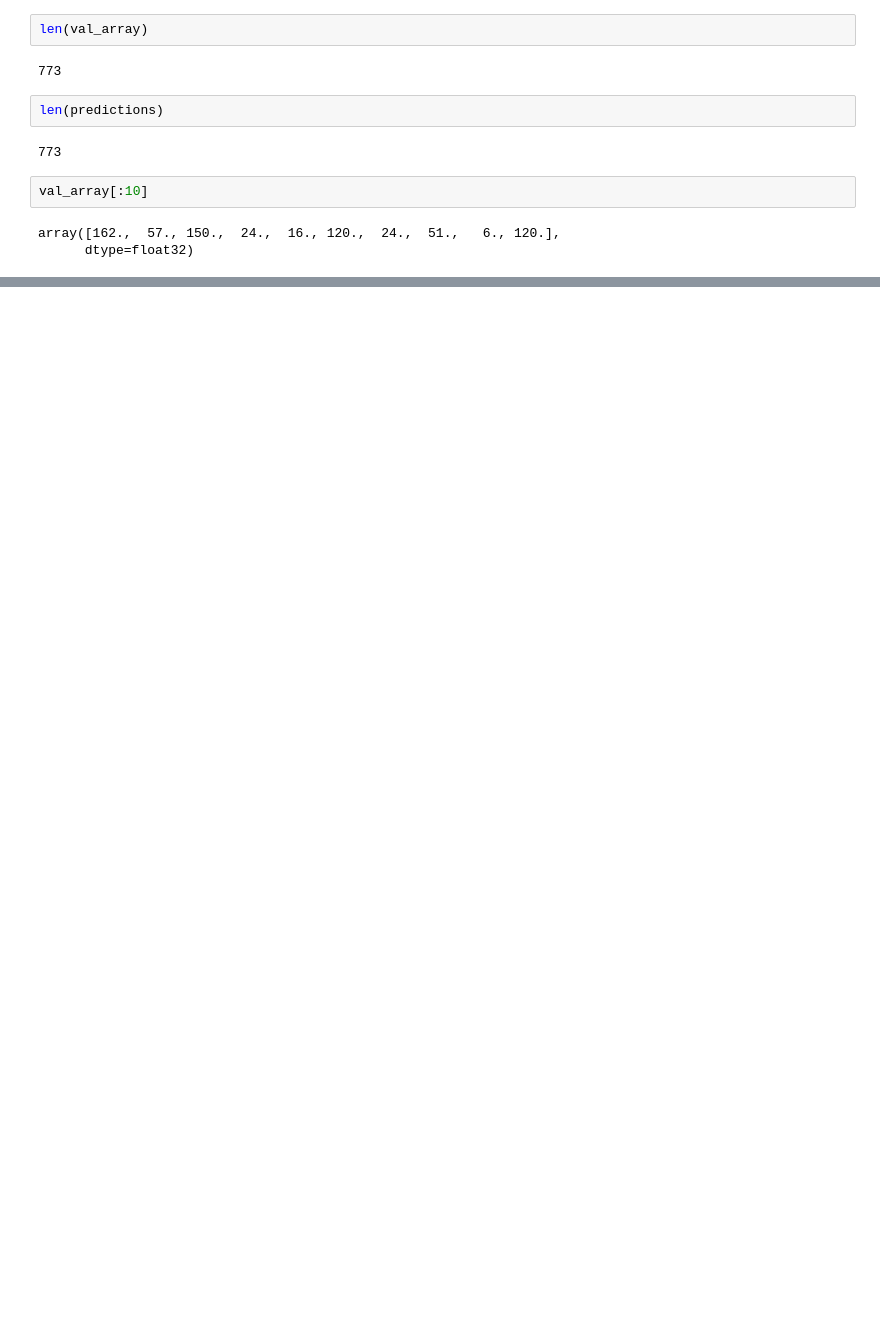
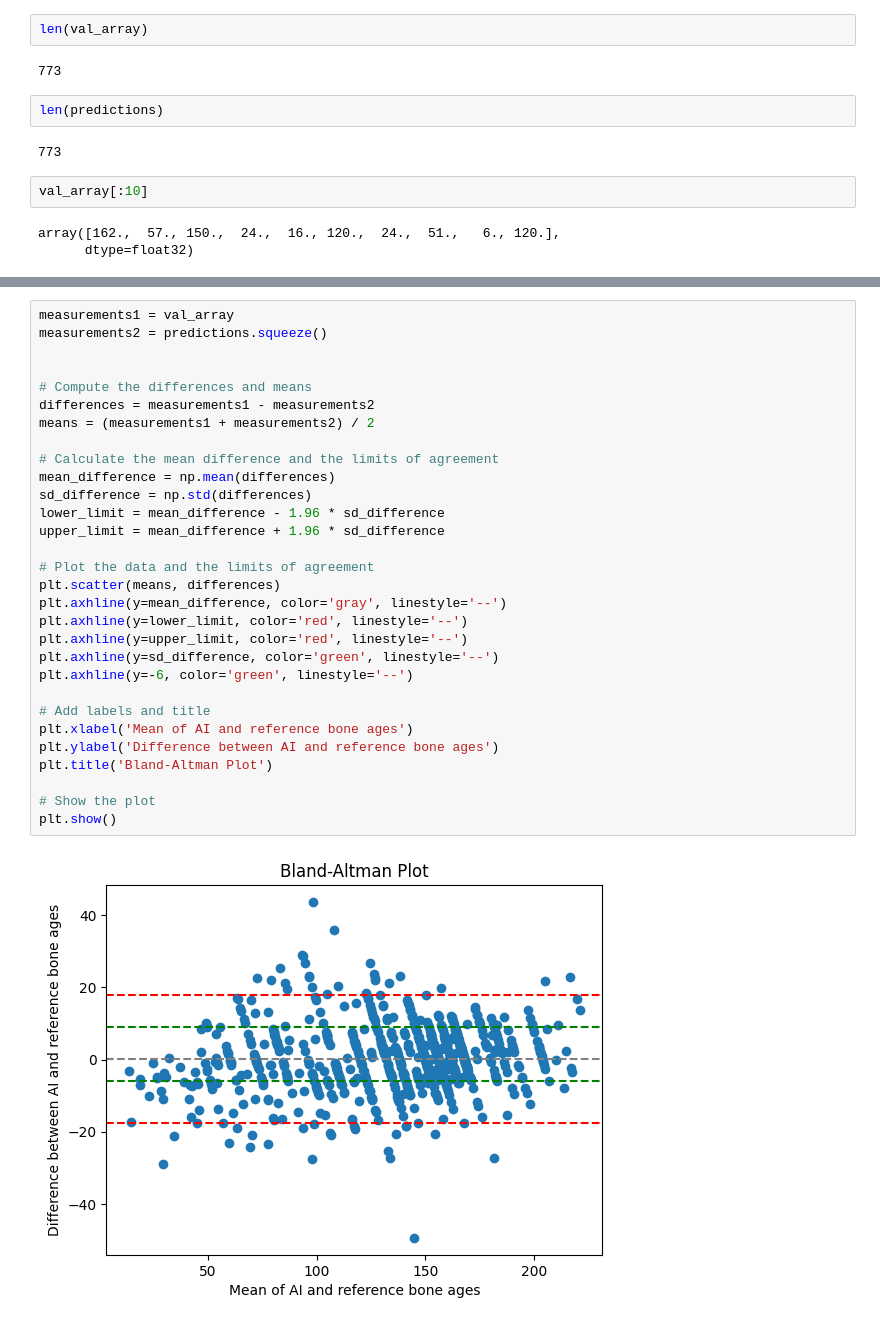
Before and after one commit to goelpranay/segmental_GP, a Jupyter notebook: fullhand_testmodel.ipynb, the cells around one changed output, grey strips where cells are left out. Saved outputs shown, nothing was run; the diff lists cells and outputs as text; blank space fills up the shorter version.

```diff
--- a/fullhand_testmodel.ipynb
+++ b/fullhand_testmodel.ipynb
@@ -141,0 +143,32 @@ np.mean(np.abs((val_array-predictions.squeeze())))
+# %%
+measurements1 = val_array
+measurements2 = predictions.squeeze()
+
+
+# Compute the differences and means
+differences = measurements1 - measurements2
+means = (measurements1 + measurements2) / 2
+
+# Calculate the mean difference and the limits of agreement
+mean_difference = np.mean(differences)
+sd_difference = np.std(differences)
+lower_limit = mean_difference - 1.96 * sd_difference
+upper_limit = mean_difference + 1.96 * sd_difference
+
+# Plot the data and the limits of agreement
+plt.scatter(means, differences)
+plt.axhline(y=mean_difference, color='gray', linestyle='--')
+plt.axhline(y=lower_limit, color='red', linestyle='--')
+plt.axhline(y=upper_limit, color='red', linestyle='--')
+plt.axhline(y=sd_difference, color='green', linestyle='--')
+plt.axhline(y=-6, color='green', linestyle='--')
+
+# Add labels and title
+plt.xlabel('Mean of AI and reference bone ages')
+plt.ylabel('Difference between AI and reference bone ages')
+plt.title('Bland-Altman Plot')
+
+# Show the plot
+plt.show()
+# %% [output]
+[figure, added]
```
Also changed, not shown: parts of 6 cells of this notebook, 3 other files.
